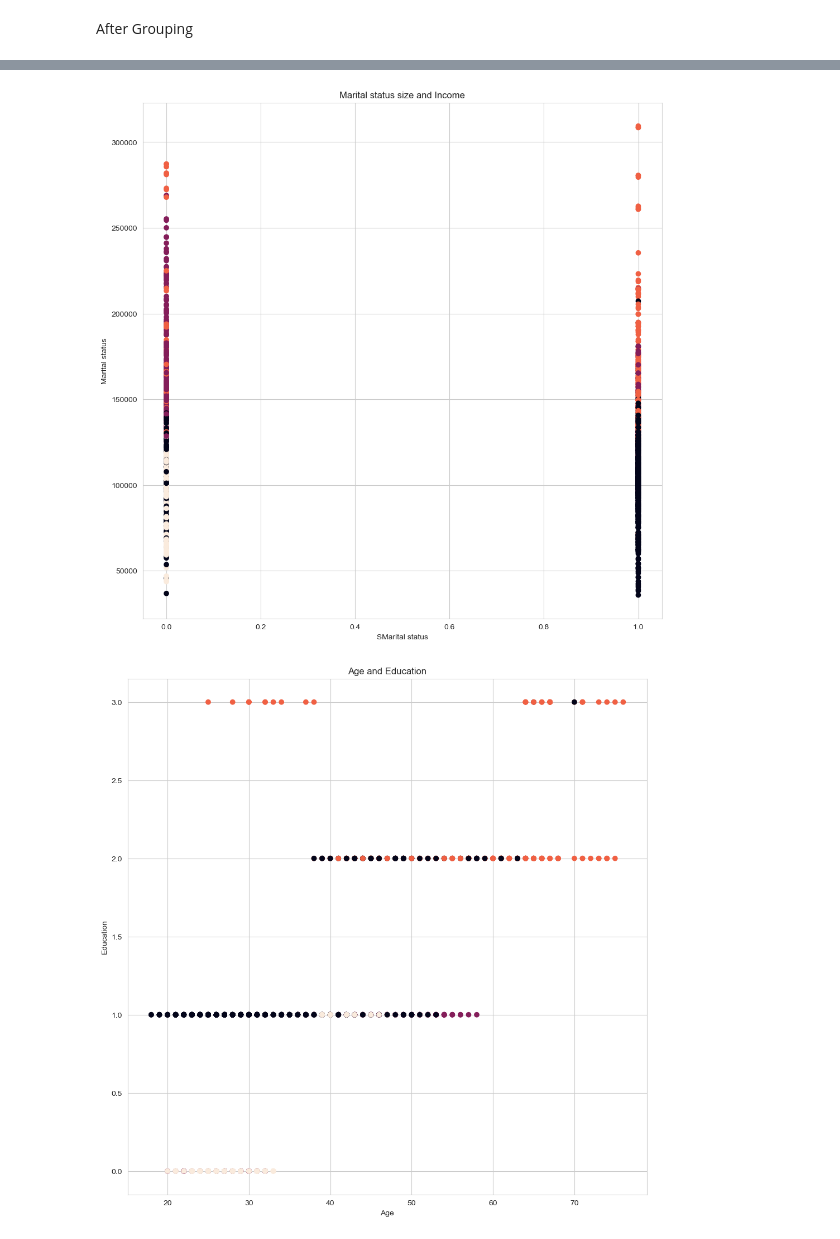
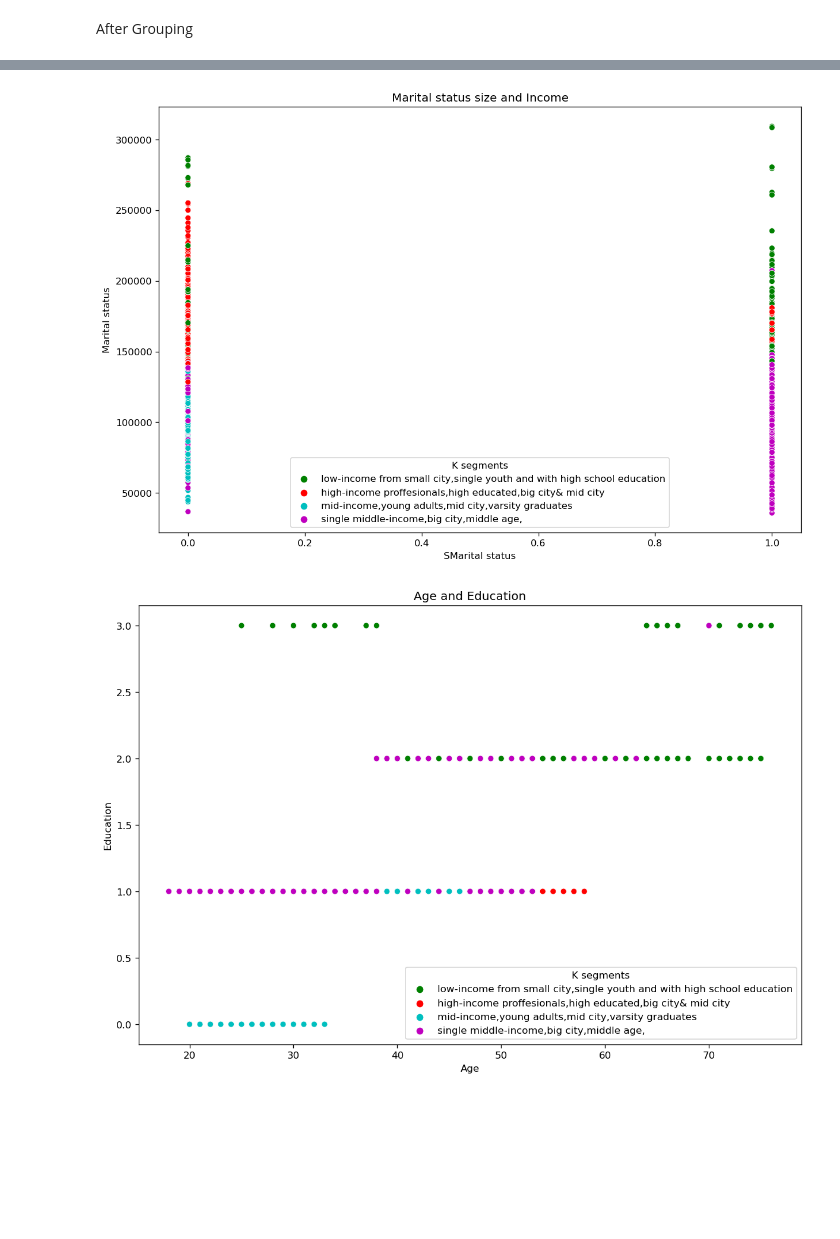
Before and after one commit to The-DigitalAcademy/Unsupervised_Learning_Project, a Jupyter notebook: Python/Unsupervised_kmeans.ipynb, the cells around one changed output, grey strips where cells are left out. Saved outputs shown, nothing was run; the diff lists cells and outputs as text; code cells hidden in the pictures; blank space fills up the shorter version.

```diff
--- a/Python/Unsupervised_kmeans.ipynb
+++ b/Python/Unsupervised_kmeans.ipynb
@@ -235,7 +253,7 @@ plt.show()
 # %%
-sns.set_style('whitegrid')
-plt.figure(figsize=(12, 12))
-plt.scatter(seg_pca_kmeans['Age'], seg_pca_kmeans['Income'], c=seg_pca_kmeans['segment K-means PCA'])
+plt.figure(figsize=(12,8), dpi=120)
+sns.scatterplot(seg_pca_kmeans['Age'], seg_pca_kmeans['Income'], hue=seg_pca_kmeans['K segments'],palette=['g','r','c','m'])
+#plt.scatter(x_pca[:, 0], x_pca[:, 1], label=seg_pca_kmeans['segment'])
 plt.xlabel('Age')
 plt.ylabel('Income')
 plt.title('Age and Income ')
@@ -245,7 +263,8 @@ plt.show()
 # %%
-sns.set_style('whitegrid')
-plt.figure(figsize=(12, 12))
-plt.scatter(seg_pca_kmeans['Settlement size'], seg_pca_kmeans['Income'], c=seg_pca_kmeans['segment K-means PCA'])
+# Plot the data, colored by cluster
+plt.figure(figsize=(12,8), dpi=120)
+sns.scatterplot(seg_pca_kmeans['Settlement size'], seg_pca_kmeans['Income'], hue=seg_pca_kmeans['K segments'],palette=['g','r','c','m'])
+#plt.scatter(x_pca[:, 0], x_pca[:, 1], label=seg_pca_kmeans['segment'])
 plt.xlabel('Settlement size')
 plt.ylabel('Income')
 plt.title('Settlement size and Income ')
@@ -255,7 +274,6 @@ plt.show()
 # %%
-sns.set_style('whitegrid')
-plt.figure(figsize=(12, 12))
-plt.scatter(seg_pca_kmeans['Age'], seg_pca_kmeans['Marital status'], c=seg_pca_kmeans['segment K-means PCA'])
+plt.figure(figsize=(12,8), dpi=120)
+sns.scatterplot(seg_pca_kmeans['Age'], seg_pca_kmeans['Marital status'], hue=seg_pca_kmeans['K segments'],palette=['g','r','c','m'])
 plt.xlabel('Age')
 plt.ylabel('Marital status')
 plt.title('Marital status size and Age')
@@ -265,21 +283,19 @@ plt.show()
 # %%
-sns.set_style('whitegrid')
-plt.figure(figsize=(12, 12))
-plt.scatter(seg_pca_kmeans['Marital status'], seg_pca_kmeans['Income'], c=seg_pca_kmeans['segment K-means PCA'])
+plt.figure(figsize=(12,8), dpi=120)
+sns.scatterplot(seg_pca_kmeans['Marital status'], seg_pca_kmeans['Income'], hue=seg_pca_kmeans['K segments'],palette=['g','r','c','m'])
 plt.xlabel('SMarital status')
 plt.ylabel('Marital status')
 plt.title('Marital status size and Income')
 plt.show()
 # %% [output]
-[figure, old version]
+[figure, new version]
 # %%
-sns.set_style('whitegrid')
-plt.figure(figsize=(12, 12))
-plt.scatter(seg_pca_kmeans['Age'], seg_pca_kmeans['Education'], c=seg_pca_kmeans['segment K-means PCA'])
+plt.figure(figsize=(12,8), dpi=120)
+sns.scatterplot(seg_pca_kmeans['Age'], seg_pca_kmeans['Education'], hue=seg_pca_kmeans['K segments'],palette=['g','r','c','m'])
 plt.xlabel('Age')
 plt.ylabel('Education')
 plt.title('Age and Education')
 plt.show()
 # %% [output]
-[figure, old version]
+[figure, new version]
 # %%
```
Also changed, not shown: parts of 21 cells of this notebook.
